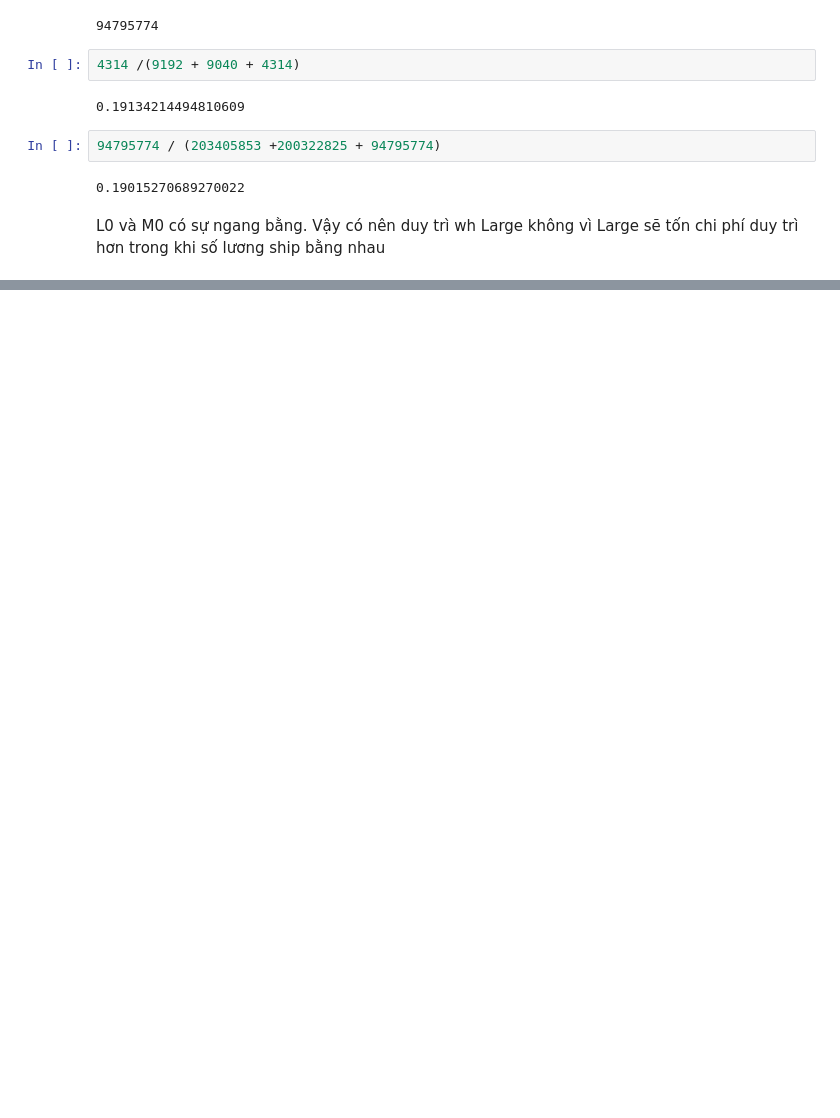
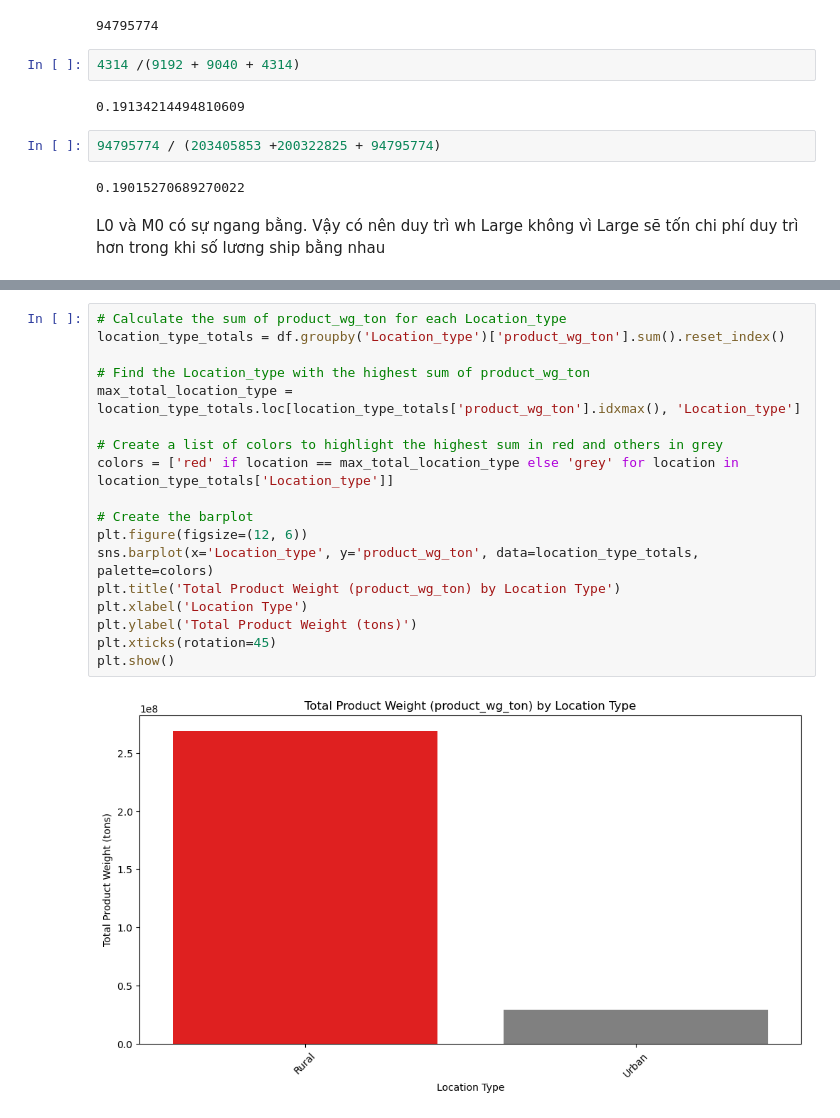
Before and after one commit to nguyenthientoan/Analyzing-the-demand-and-performance-in-FMCG-and-giving-insights-Python-, a Jupyter notebook: FMCG_analyzing_insights_performance.ipynb, the cells around one changed output, grey strips where cells are left out. Cells and saved outputs as stored; diff of their text form; blank space fills up the shorter version.

```diff
--- a/FMCG_analyzing_insights_performance.ipynb
+++ b/FMCG_analyzing_insights_performance.ipynb
@@ -207,0 +317,20 @@ L0 và M0 có sự ngang bằng. Vậy có nên duy trì wh Large không vì Lar
+# %%
+# Calculate the sum of product_wg_ton for each Location_type
+location_type_totals = df.groupby('Location_type')['product_wg_ton'].sum().reset_index()
+
+# Find the Location_type with the highest sum of product_wg_ton
+max_total_location_type = location_type_totals.loc[location_type_totals['product_wg_ton'].idxmax(), 'Location_type']
+
+# Create a list of colors to highlight the highest sum in red and others in grey
+colors = ['red' if location == max_total_location_type else 'grey' for location in location_type_totals['Location_type']]
+
+# Create the barplot
+plt.figure(figsize=(12, 6))
+sns.barplot(x='Location_type', y='product_wg_ton', data=location_type_totals, palette=colors)
+plt.title('Total Product Weight (product_wg_ton) by Location Type')
+plt.xlabel('Location Type')
+plt.ylabel('Total Product Weight (tons)')
+plt.xticks(rotation=45)
+plt.show()
+# %% [output]
+[figure, added]
```
Also changed, not shown: parts of 44 cells of this notebook.
